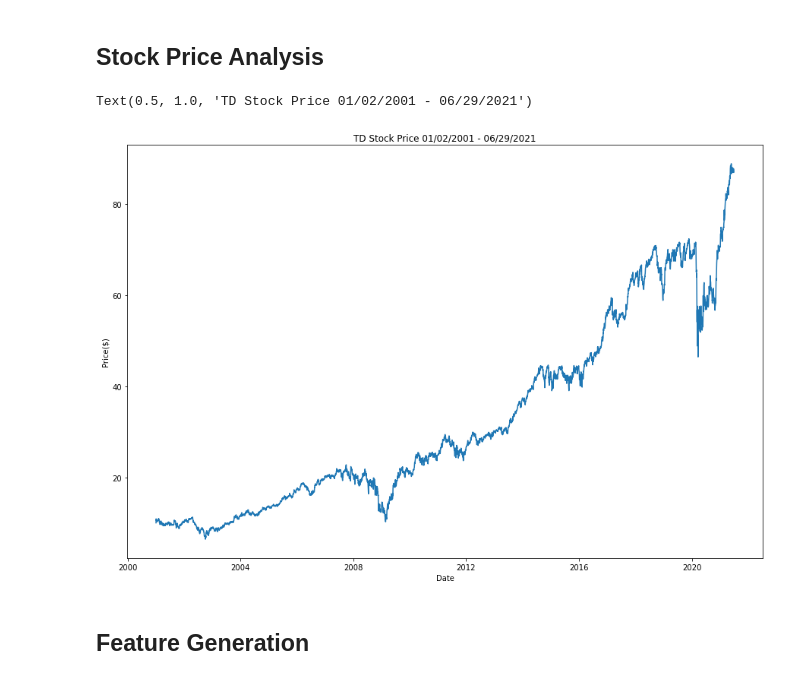
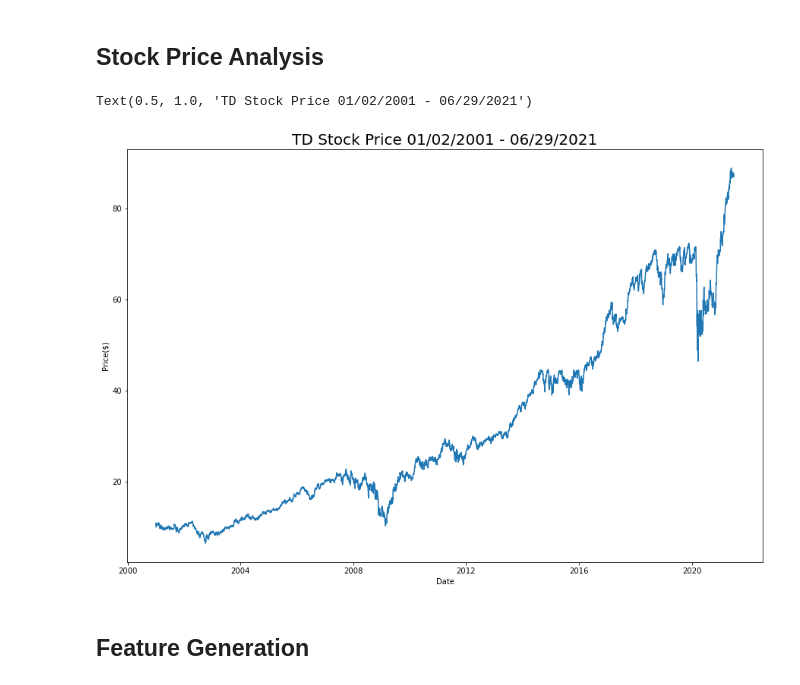
Before and after one commit to linhdinh0908/Stock-Price-Prediction-Model, a Jupyter notebook: Stock Price Prediction.ipynb, the cells around one changed output. Drawn from its saved outputs; the diff is of its cells as text; code cells hidden in the pictures.

```diff
--- a/Stock Price Prediction.ipynb
+++ b/Stock Price Prediction.ipynb
@@ -43,13 +43,13 @@ df.head()
 # %%
 # Close Price Movement
 plt.figure(figsize =(15,10))
 plt.plot(df['Close'])
 plt.xlabel('Date')
 plt.ylabel('Price($)')
-plt.title('TD Stock Price 01/02/2001 - 06/29/2021')
+plt.title('TD Stock Price 01/02/2001 - 06/29/2021', fontsize =20)
 # %% [output]
 Text(0.5, 1.0, 'TD Stock Price 01/02/2001 - 06/29/2021')
-[figure, old version]
+[figure, new version]
 # %% [markdown]
 ## Feature Generation
 # %%
```
Also changed, not shown: parts of 12 cells of this notebook.
